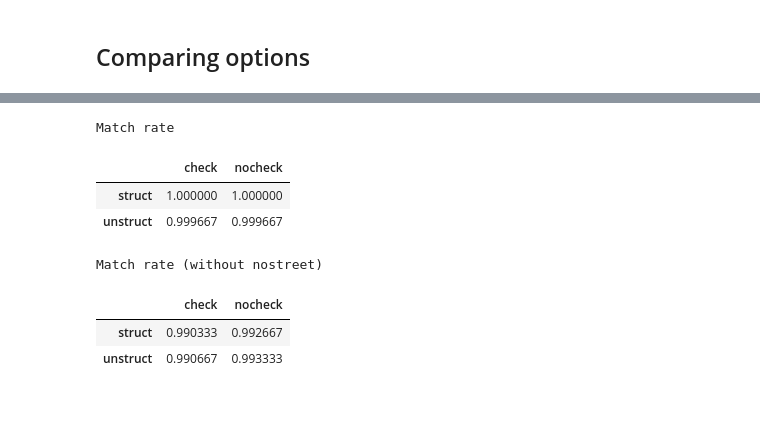
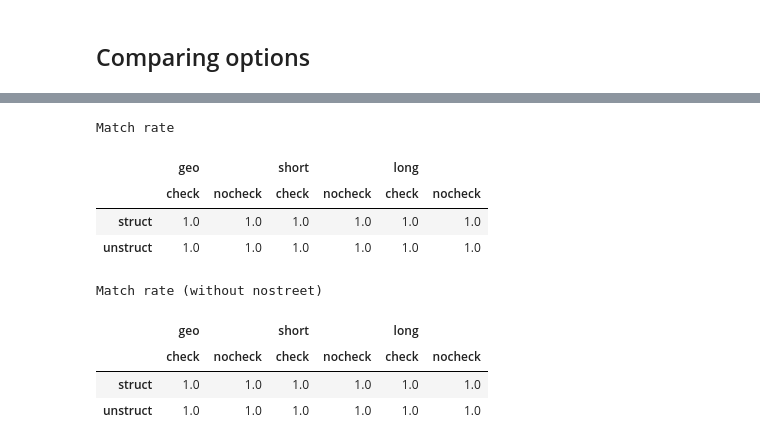
Before and after one commit to SmalsResearch/NominatimWrapper, a Jupyter notebook: AddressCleanserREST_test.ipynb, the cells around one changed output, grey strips where cells are left out. Drawn from its saved outputs; the diff is of its cells as text; code cells hidden in the pictures; blank space fills up the shorter version.

```diff
--- a/AddressCleanserREST_test.ipynb
+++ b/AddressCleanserREST_test.ipynb
@@ -803,4 +803,4 @@ Same result in seq and dask run!
 # %%
 # addresses = get_addresses("address.csv.gz")
 # addresses = addresses[addresses[country_field] == "Belgique"]
-# # addresses = addresses.sample(10000).copy()
+addresses = addresses.sample(300).copy()
@@ -807,19 +887,21 @@ Same result in seq and dask run!
 # %%
+#batch
 results = {}
-it_per_seconds=pd.DataFrame()
+it_per_seconds = pd.DataFrame(columns = [ ["geo"], ["check"] ])
+for mode, check_label, struct_label in tqdm([(m, c, s) for m in ["geo", "short", "long"]
+                                            for c in ["check", "nocheck"]
+                                            for s in ["struct", "unstruct" ]]):
+    print(mode, check_label, struct_label)
+    start=datetime.now()
 
-for check_label in ["check", "nocheck"]:
-    for struct_label in ["struct", "unstruct" ]:
-        print(check_label, struct_label)
-        start=datetime.now()
+    results[(mode,  check_label, struct_label)] = call_ws_batch(addresses,
+                                                                mode=mode,
+                                                                check_result   =  check_label == "check",
+                                                                structured_osm =  struct_label == "struct")
 
-        results[(check_label, struct_label)] = call_ws_batch(addresses,
-                                                                    mode="short",
-                                                                    check_result   =  check_label == "check",
-                                                                    structured_osm =  struct_label == "struct")
-
-        #expand_batch_address(results[(check_label, struct_label)])
-        it_per_seconds.loc[check_label, struct_label] = addresses.shape[0] / (datetime.now()-start).total_seconds()
-print("Iterations per seconds:")
+    #expand_batch_address(results[(check_label, struct_label)])
+    it_per_seconds.loc[struct_label, ((mode,check_label ))] = addresses.shape[0] / (datetime.now()-start).total_seconds()
+    display(it_per_seconds)
+print("Iterations per seconds (batch):")
 it_per_seconds
 # %% [output]
@@ -834,21 +949,26 @@ Iterations per seconds:
 # %%
 print("Match rate")
-pd.DataFrame({k1: {k2: results[(k1,k2)][0].shape[0]/addresses.shape[0] for k2 in ["struct", "unstruct"]}
-                  for k1 in  ["check","nocheck"]})
+pd.DataFrame({(k1, k2): {k3: results[(k1,k2, k3)][0].shape[0]/addresses.shape[0] for k3 in ["struct", "unstruct"]}  for k1 in  ["geo", "short", "long"] for k2 in ["check","nocheck"]
+                 })
 # %% [output]
 Match rate
-|  | check | nocheck |
-| struct | 1.000000 | 1.000000 |
-| unstruct | 0.999667 | 0.999667 |
+|  | geo |  | short |  | long |  |
+|  | check | nocheck | check | nocheck | check | nocheck |
+| struct | 1.0 | 1.0 | 1.0 | 1.0 | 1.0 | 1.0 |
+| unstruct | 1.0 | 1.0 | 1.0 | 1.0 | 1.0 | 1.0 |
 # %%
 print("Match rate (without nostreet)")
-pd.DataFrame({k1: {k2: results[(k1,k2)][0][results[(k1,k2)][0][('work', 'method')]!='nostreet'].shape[0]/addresses.shape[0] for k2 in ["struct", "unstruct"]}
-                  for k1 in  ["check","nocheck"]})
+# pd.DataFrame({k1: {k2: results[(k1,k2)][0][results[(k1,k2)][0][('work', 'method')]!='nostreet'].shape[0]/addresses.shape[0] for k2 in ["struct", "unstruct"]}
+#                   for k1 in  ["check","nocheck"]})
+
+pd.DataFrame({(k1, k2): {k3: results[(k1,k2, k3)][0][results[(k1,k2, k3)][0][('work', 'method')]!='nostreet'].shape[0]/addresses.shape[0] for k3 in ["struct", "unstruct"]}  for k1 in  ["geo", "short", "long"] for k2 in ["check","nocheck"]
+                 })
 # %% [output]
 Match rate (without nostreet)
-|  | check | nocheck |
-| struct | 0.990333 | 0.992667 |
-| unstruct | 0.990667 | 0.993333 |
+|  | geo |  | short |  | long |  |
+|  | check | nocheck | check | nocheck | check | nocheck |
+| struct | 1.0 | 1.0 | 1.0 | 1.0 | 1.0 | 1.0 |
+| unstruct | 1.0 | 1.0 | 1.0 | 1.0 | 1.0 | 1.0 |
 # %%
 print("Unmatched addresses")
 for k1 in results:
```
Also changed, not shown: parts of 11 cells of this notebook, 4 other files.
